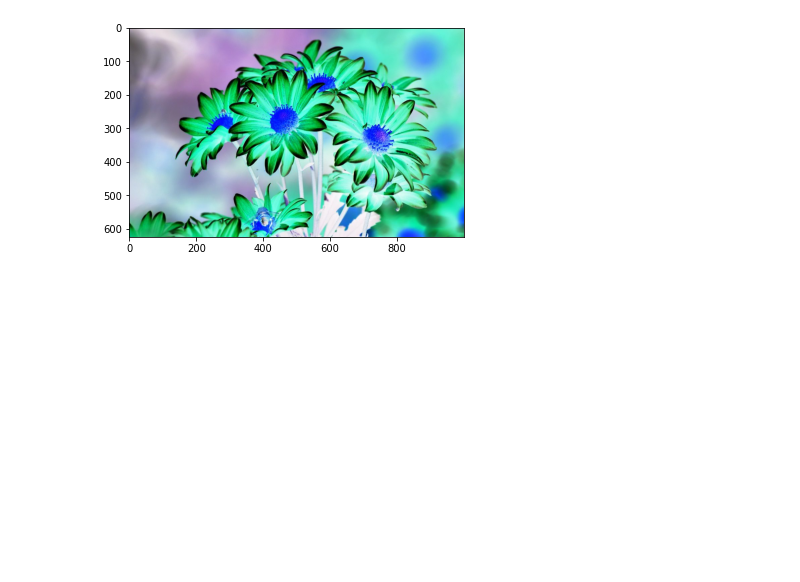
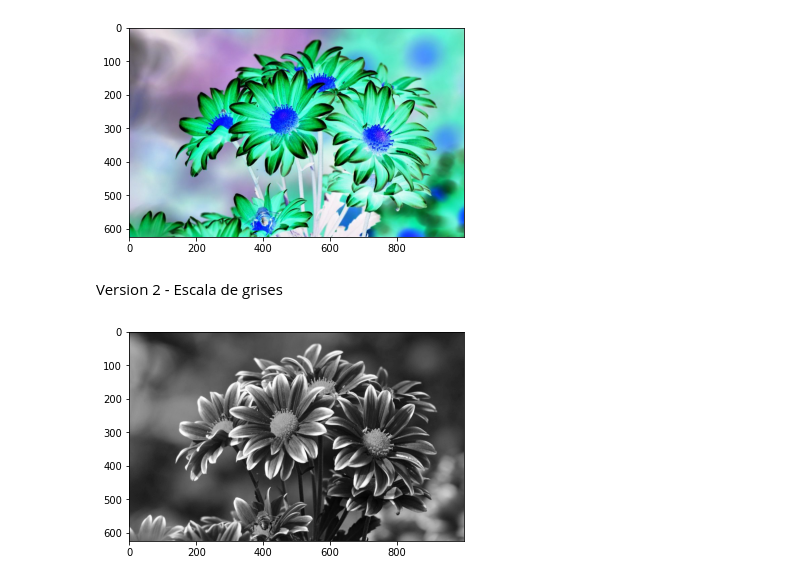
Before and after one commit to JhovanyArias/VisionArtificial, a Jupyter notebook: Taller1.ipynb, the cells around one changed output. Cells and saved outputs as stored; diff of their text form; code cells hidden in the pictures; blank space fills up the shorter version.

```diff
--- a/Taller1.ipynb
+++ b/Taller1.ipynb
@@ -77,3 +77,17 @@ plt.imshow(imagen_invertida)
 # %% [output]
 <matplotlib.image.AxesImage at 0x...>
 [figure]
+# %% [markdown]
+Version 2 - Escala de grises
+# %%
+from matplotlib import pyplot as plt
+import matplotlib.image as mpimg
+
+path = "/content/drive/MyDrive/Mi carpetica/flores-bonitas.jpg"
+img = cv2.imread(path)
+R, G, B = img[:,:,0], img[:,:,1], img[:,:,2]
+imgGray = (0.2989 * R) + (0.5870 * G) + (0.1140 * B)
+plt.imshow(imgGray, cmap='gray')
+plt.show()
+# %% [output]
+[figure, added]
```
Also changed, not shown: parts of 7 cells of this notebook.
